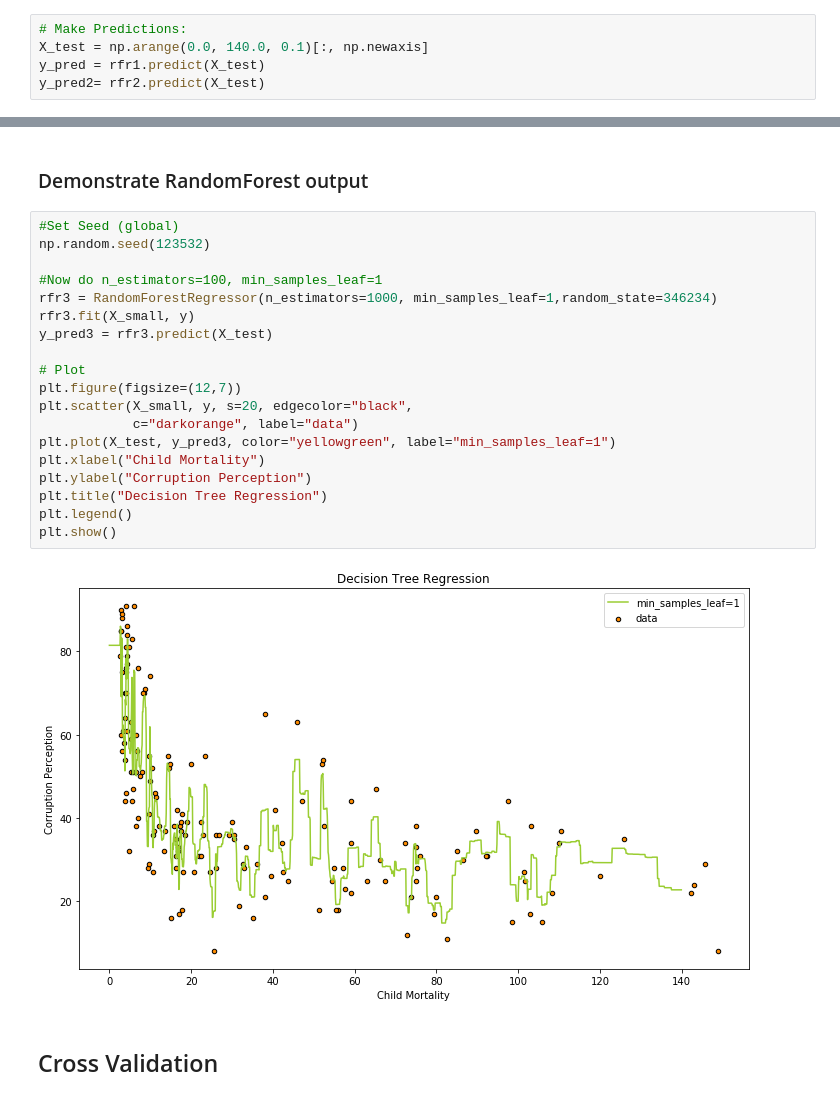
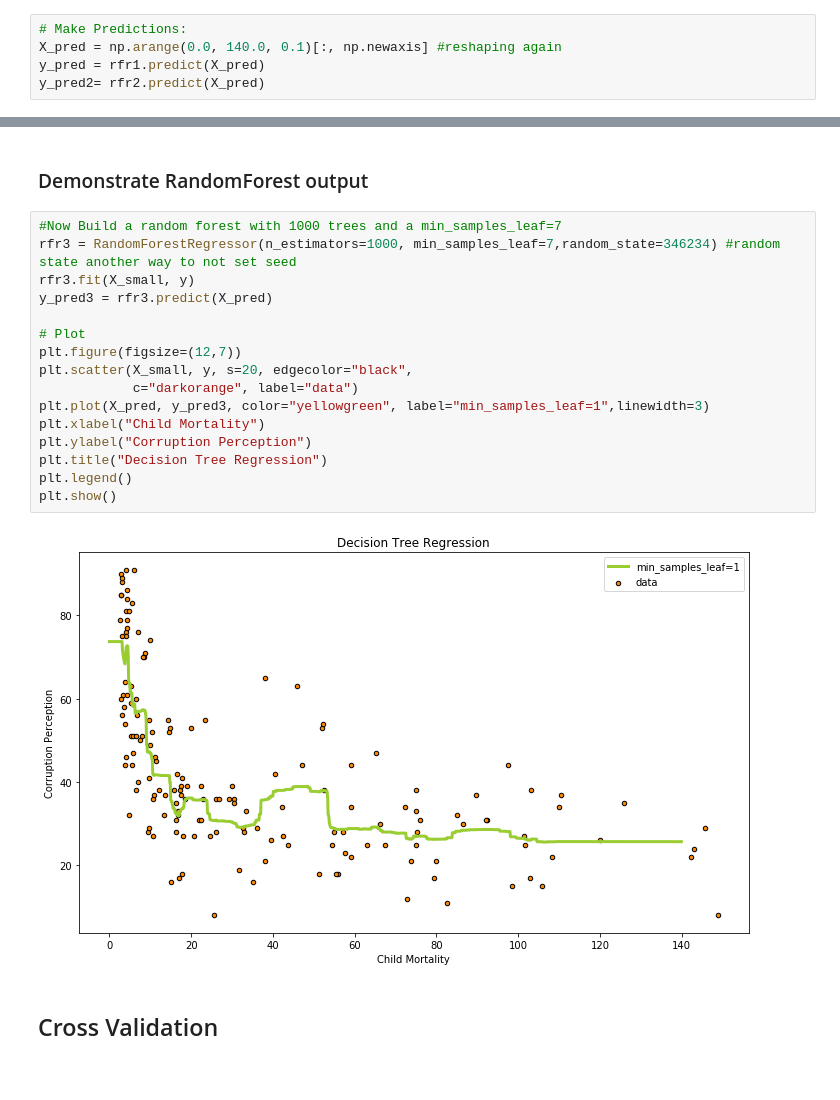
Before and after one commit to M-Harrington/Research-Computing-Instruction, a Jupyter notebook: MLworkshop.ipynb, the cells around one changed output, grey strips where cells are left out. Saved outputs shown, nothing was run; the diff lists cells and outputs as text.

```diff
--- a/MLworkshop.ipynb
+++ b/MLworkshop.ipynb
@@ -97,8 +113,8 @@ Congrats on doing machine learning!
 # %%
 # Make Predictions:
-X_test = np.arange(0.0, 140.0, 0.1)[:, np.newaxis]
-y_pred = rfr1.predict(X_test)
-y_pred2= rfr2.predict(X_test)
+X_pred = np.arange(0.0, 140.0, 0.1)[:, np.newaxis] #reshaping again
+y_pred = rfr1.predict(X_pred)
+y_pred2= rfr2.predict(X_pred)
 # %%
 # Visualize the tree (No Overfitting)
 # Plot the results
@@ -130,26 +146,23 @@ plt.show()
 # %% [markdown]
 ### Demonstrate RandomForest output
 # %%
-#Set Seed (global)
-np.random.seed(123532)
-
-#Now do n_estimators=100, min_samples_leaf=1
-rfr3 = RandomForestRegressor(n_estimators=1000, min_samples_leaf=1,random_state=346234)
+#Now Build a random forest with 1000 trees and a min_samples_leaf=7
+rfr3 = RandomForestRegressor(n_estimators=1000, min_samples_leaf=7,random_state=346234) #random state another way to not set seed
 rfr3.fit(X_small, y)
-y_pred3 = rfr3.predict(X_test)
+y_pred3 = rfr3.predict(X_pred)
 
 # Plot
 plt.figure(figsize=(12,7))
 plt.scatter(X_small, y, s=20, edgecolor="black",
             c="darkorange", label="data")
-plt.plot(X_test, y_pred3, color="yellowgreen", label="min_samples_leaf=1")
+plt.plot(X_pred, y_pred3, color="yellowgreen", label="min_samples_leaf=1",linewidth=3)
 plt.xlabel("Child Mortality")
 plt.ylabel("Corruption Perception")
 plt.title("Decision Tree Regression")
 plt.legend()
 plt.show()
 # %% [output]
-[figure, old version]
+[figure, new version]
 # %% [markdown]
 ## Cross Validation
 # %%
```
Also changed, not shown: parts of 31 cells of this notebook.
